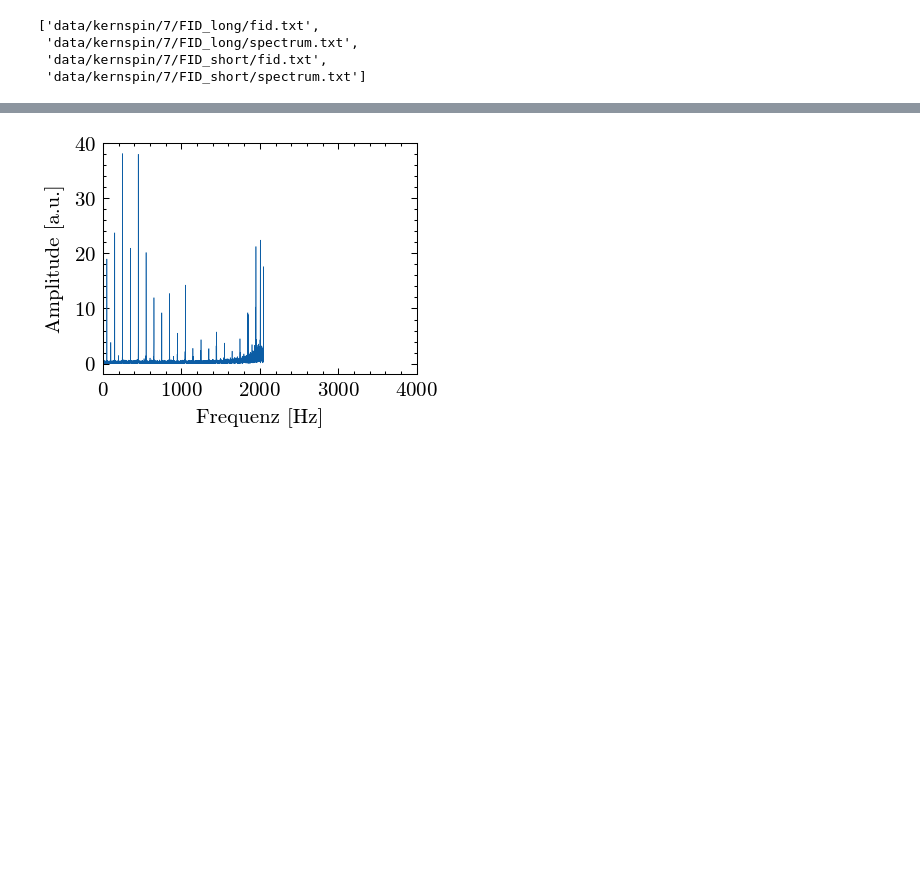
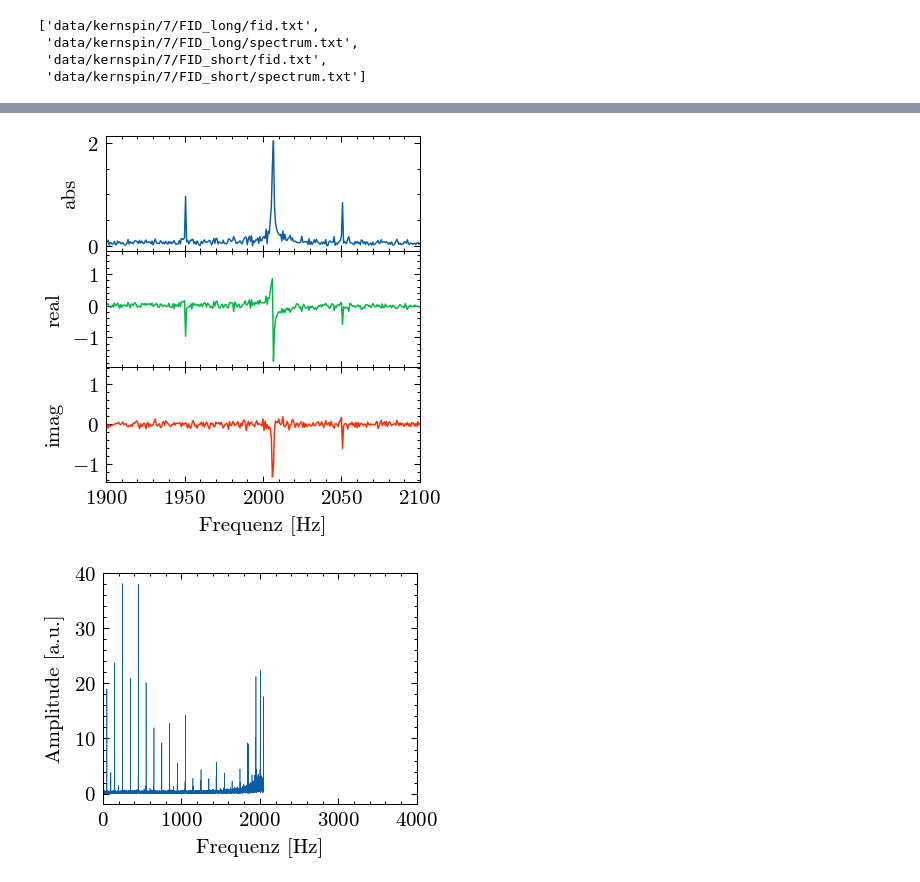
Before and after one commit to emhl/FP2, a Jupyter notebook: kernspin.ipynb, the cells around one changed output, grey strips where cells are left out. Drawn from its saved outputs; the diff is of its cells as text; code cells hidden in the pictures; blank space fills up the shorter version.

```diff
--- a/kernspin.ipynb
+++ b/kernspin.ipynb
@@ -279,3 +307,19 @@ files7
+# %%
+fig, ax = plt.subplots(3,1,sharex=True,figsize=(2.7,3),gridspec_kw={'hspace': 0})
+d = dat7[2]
+dft = np.fft.fftshift(np.fft.fft(d[1]))
+freq = np.fft.fftshift(np.fft.fftfreq(len(d[1]),d[0][1]-d[0][0]))
+ax[0].plot(freq, np.abs(dft)/25000,lw=0.7,color='C0')
+ax[0].set_ylabel('abs')
+ax[1].plot(freq, np.real(dft)/25000,lw=0.7,color='C1')
+ax[1].set_ylabel('real')
+ax[2].plot(freq, np.imag(dft)/25000,lw=0.7,color='C3')
+ax[2].set_ylabel('imag')
+ax[0].set_xlim(1900,2100)
+ax[2].set_xlabel('Frequenz [Hz]')
+plt.savefig(outdir+'7-short-fft.pdf')
+# %% [output]
+[figure, added]
 # %%
 plt.figure(figsize=(2.7,2))
 # long
```
Also changed, not shown: parts of 7 cells of this notebook.
